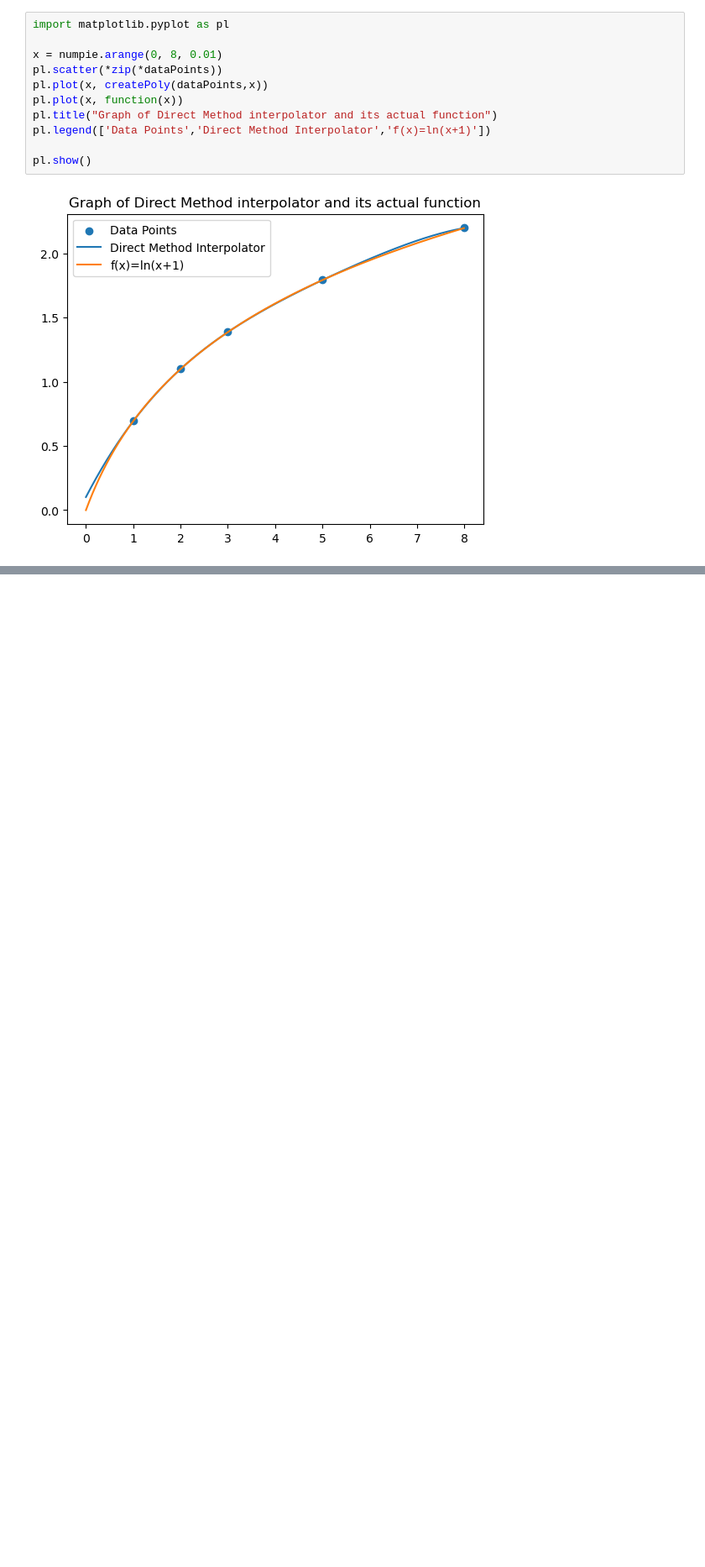
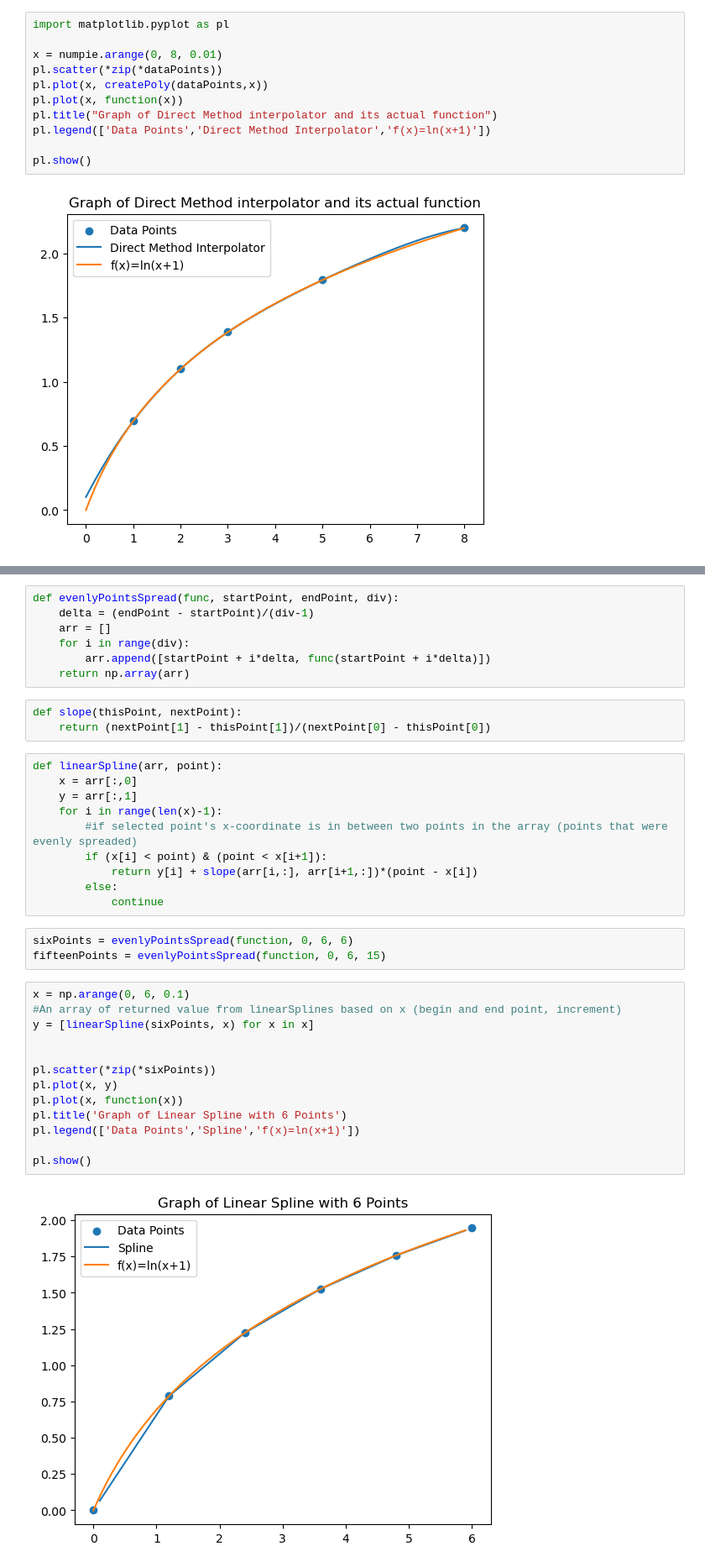
Before and after one commit to hoatru019/Numerical-Methods-proj, a Jupyter notebook: numr5.ipynb, the cells around one changed output, grey strips where cells are left out. Shown at 84% size. Saved outputs shown, nothing was run; the diff lists cells and outputs as text; blank space fills up the shorter version.

```diff
--- a/numr5.ipynb
+++ b/numr5.ipynb
@@ -103,0 +116,38 @@ pl.show()
+# %%
+def evenlyPointsSpread(func, startPoint, endPoint, div):
+    delta = (endPoint - startPoint)/(div-1)
+    arr = []
+    for i in range(div):
+        arr.append([startPoint + i*delta, func(startPoint + i*delta)])
+    return np.array(arr)
+# %%
+def slope(thisPoint, nextPoint):
+    return (nextPoint[1] - thisPoint[1])/(nextPoint[0] - thisPoint[0])
+# %%
+def linearSpline(arr, point):
+    x = arr[:,0]
+    y = arr[:,1]
+    for i in range(len(x)-1):
+        #if selected point's x-coordinate is in between two points in the array (points that were evenly spreaded)
+        if (x[i] < point) & (point < x[i+1]):
+            return y[i] + slope(arr[i,:], arr[i+1,:])*(point - x[i])
+        else:
+            continue
+# %%
+sixPoints = evenlyPointsSpread(function, 0, 6, 6)
+fifteenPoints = evenlyPointsSpread(function, 0, 6, 15)
+# %%
+x = np.arange(0, 6, 0.1)
+#An array of returned value from linearSplines based on x (begin and end point, increment)
+y = [linearSpline(sixPoints, x) for x in x]
+
+
+pl.scatter(*zip(*sixPoints))
+pl.plot(x, y)
+pl.plot(x, function(x))
+pl.title('Graph of Linear Spline with 6 Points')
+pl.legend(['Data Points','Spline','f(x)=ln(x+1)'])
+
+pl.show()
+# %% [output]
+[figure, added]
```
Also changed, not shown: parts of 5 cells of this notebook.
